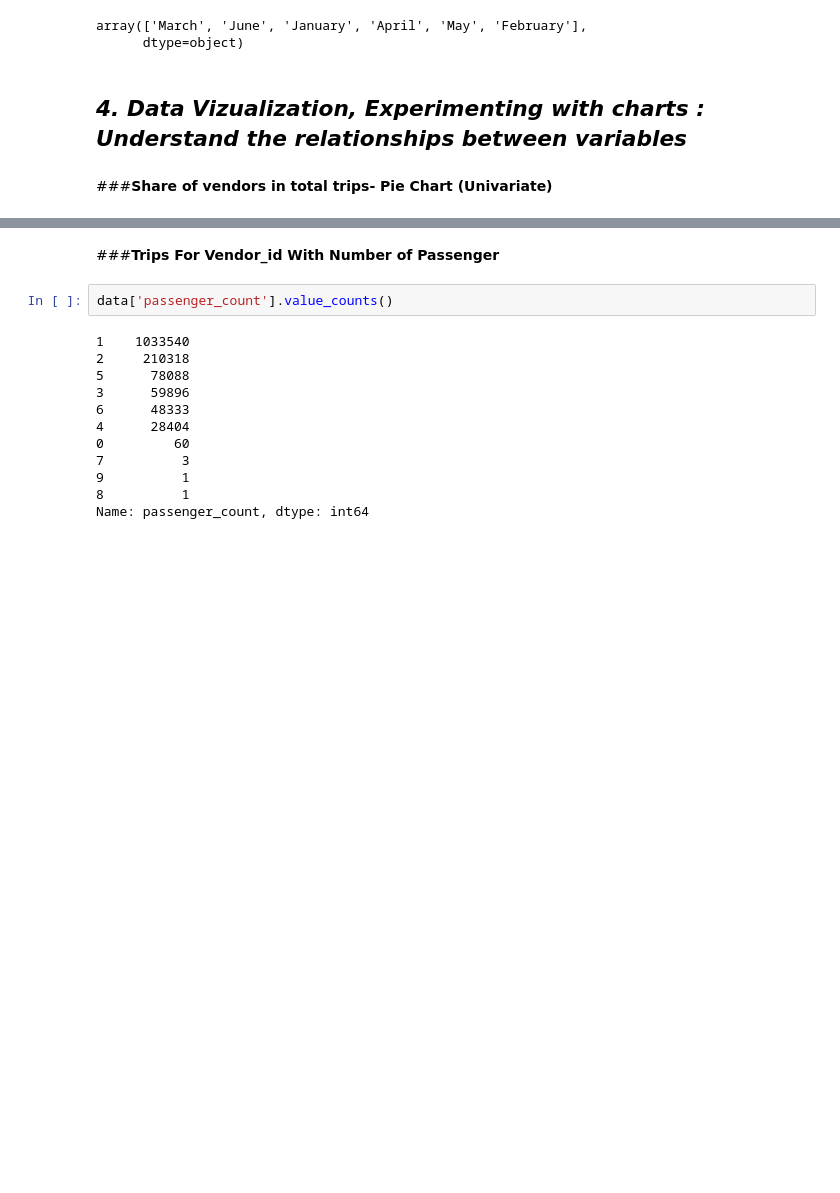
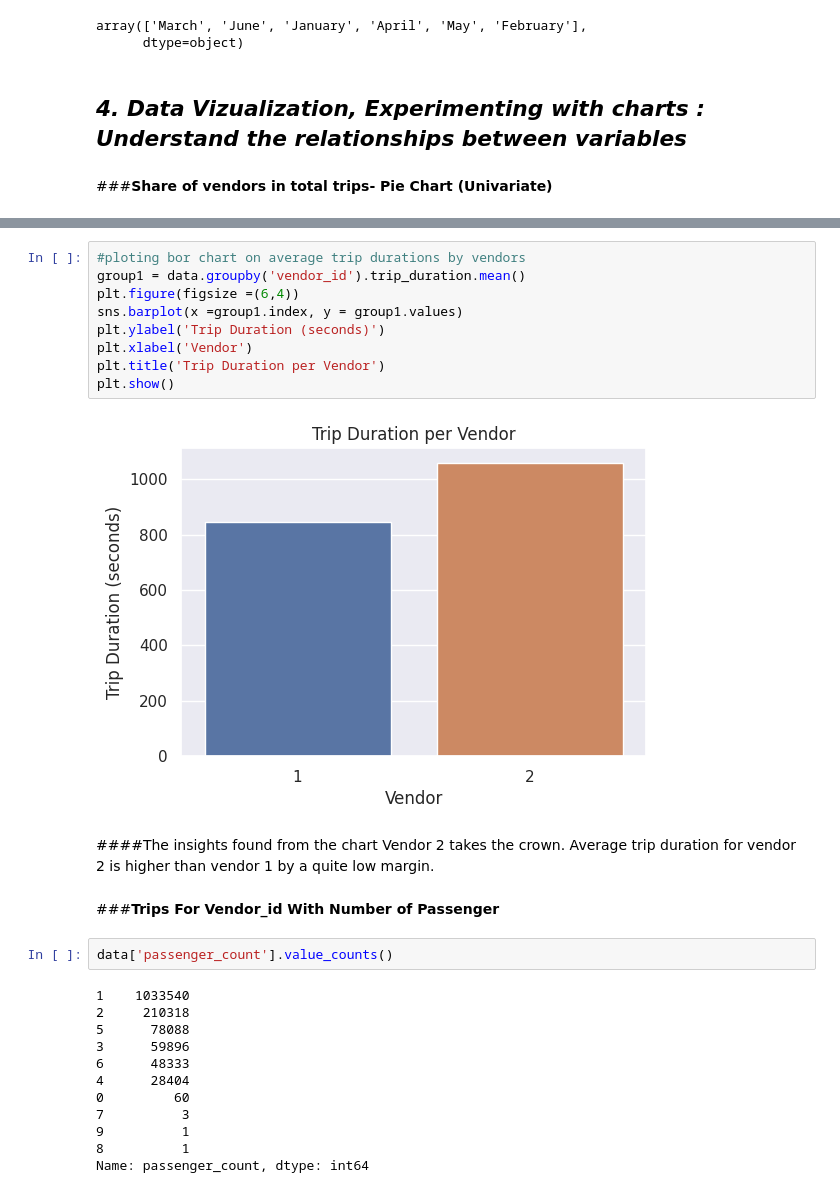
Before and after one commit to ErSangram/New_York_city_taxi_Trip-Time-Prediction, a Jupyter notebook: NYC_taxi_Trip_Time_Prediction_project.ipynb, the cells around one changed output, grey strips where cells are left out. Drawn from its saved outputs; the diff is of its cells as text; blank space fills up the shorter version.

```diff
--- a/NYC_taxi_Trip_Time_Prediction_project.ipynb
+++ b/NYC_taxi_Trip_Time_Prediction_project.ipynb
@@ -257,3 +265,17 @@ Text(0.5, 1.0, 'vendor_id share in %')
+# %%
+#ploting bor chart on average trip durations by vendors
+group1 = data.groupby('vendor_id').trip_duration.mean()
+plt.figure(figsize =(6,4))
+sns.barplot(x =group1.index, y = group1.values)
+plt.ylabel('Trip Duration (seconds)')
+plt.xlabel('Vendor')
+plt.title('Trip Duration per Vendor')
+plt.show()
+# %% [output]
+[figure, added]
+# %% [markdown]
+####The insights found from the chart
+Vendor 2 takes the crown. Average trip duration for vendor 2 is higher than vendor 1 by a quite low margin.
 # %% [markdown]
 ###**Trips For Vendor_id With Number of Passenger**
 # %%
```
Also changed, not shown: parts of 41 cells of this notebook.
